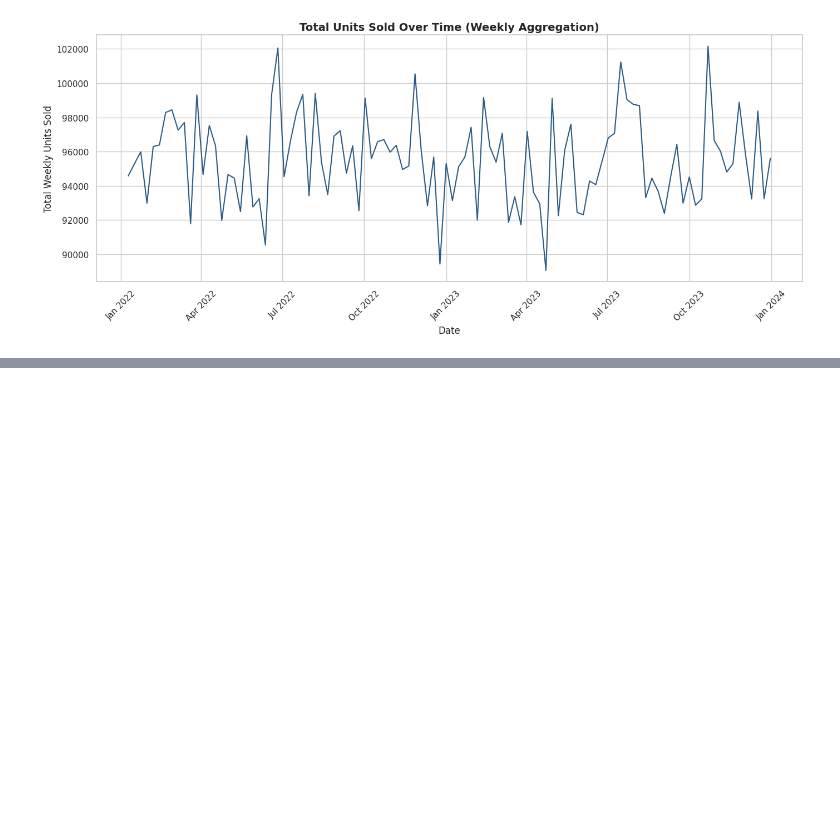
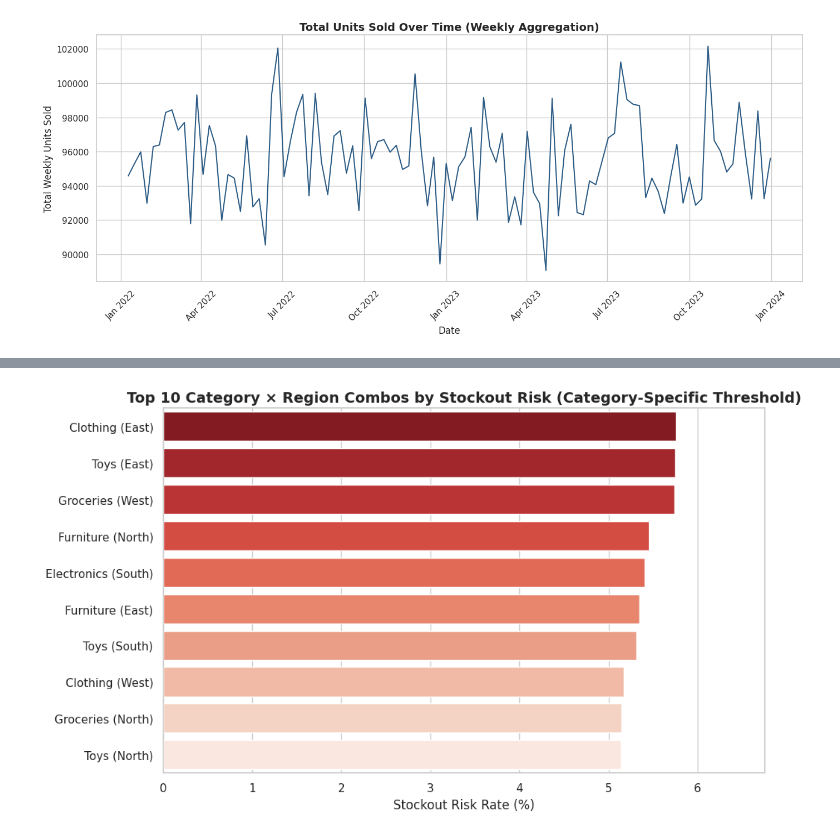
Before and after one commit to lianlianliann/Retail-Demand-Forecasting-Sales-Analysis, a Jupyter notebook: notebooks/01_Data_Cleaning_and_EDA.ipynb, the cells around one changed output, grey strips where cells are left out. Cells and saved outputs as stored; diff of their text form; code cells hidden in the pictures; blank space fills up the shorter version.

```diff
--- a/notebooks/01_Data_Cleaning_and_EDA.ipynb
+++ b/notebooks/01_Data_Cleaning_and_EDA.ipynb
@@ -210,0 +214,26 @@ Average Inventory Level (per record): 274.47
+# %%
+# 1. Calculate category-specific thresholds and assign directly to the main dataframe
+df['Low_Stock_Threshold'] = df.groupby('Category')['Inventory Level'].transform(lambda x: x.quantile(0.05))
+
+# 2. Flag the days where inventory drops to or below the category's specific threshold
+df['Is_Low_Stock'] = df['Inventory Level'] <= df['Low_Stock_Threshold']
+
+# 3. Group by Category and Region to calculate the true rate
+risk_summary = df.groupby(['Category', 'Region'])['Is_Low_Stock'].agg(['sum', 'count']).reset_index()
+risk_summary['Stockout Risk Rate (%)'] = (risk_summary['sum'] / risk_summary['count']) * 100
+risk_summary['Category_Region'] = risk_summary['Category'] + " (" + risk_summary['Region'] + ")"
+
+# 4. Sort and visualize the top 10
+top_10_risk = risk_summary.sort_values(by='Stockout Risk Rate (%)', ascending=False).head(10)
+
+plt.figure(figsize=(10, 6))
+sns.barplot(data=top_10_risk, x='Stockout Risk Rate (%)', y='Category_Region', palette='Reds_r', hue='Category_Region', legend=False)
+
+plt.title('Top 10 Category × Region Combos by Stockout Risk (Category-Specific Threshold)', fontsize=14, fontweight='bold')
+plt.xlabel('Stockout Risk Rate (%)', fontsize=12)
+plt.ylabel('')
+plt.xlim(0, top_10_risk['Stockout Risk Rate (%)'].max() + 1)
+plt.tight_layout()
+plt.show()
+# %% [output]
+[figure, added]
```
Also changed, not shown: parts of 7 cells of this notebook.
